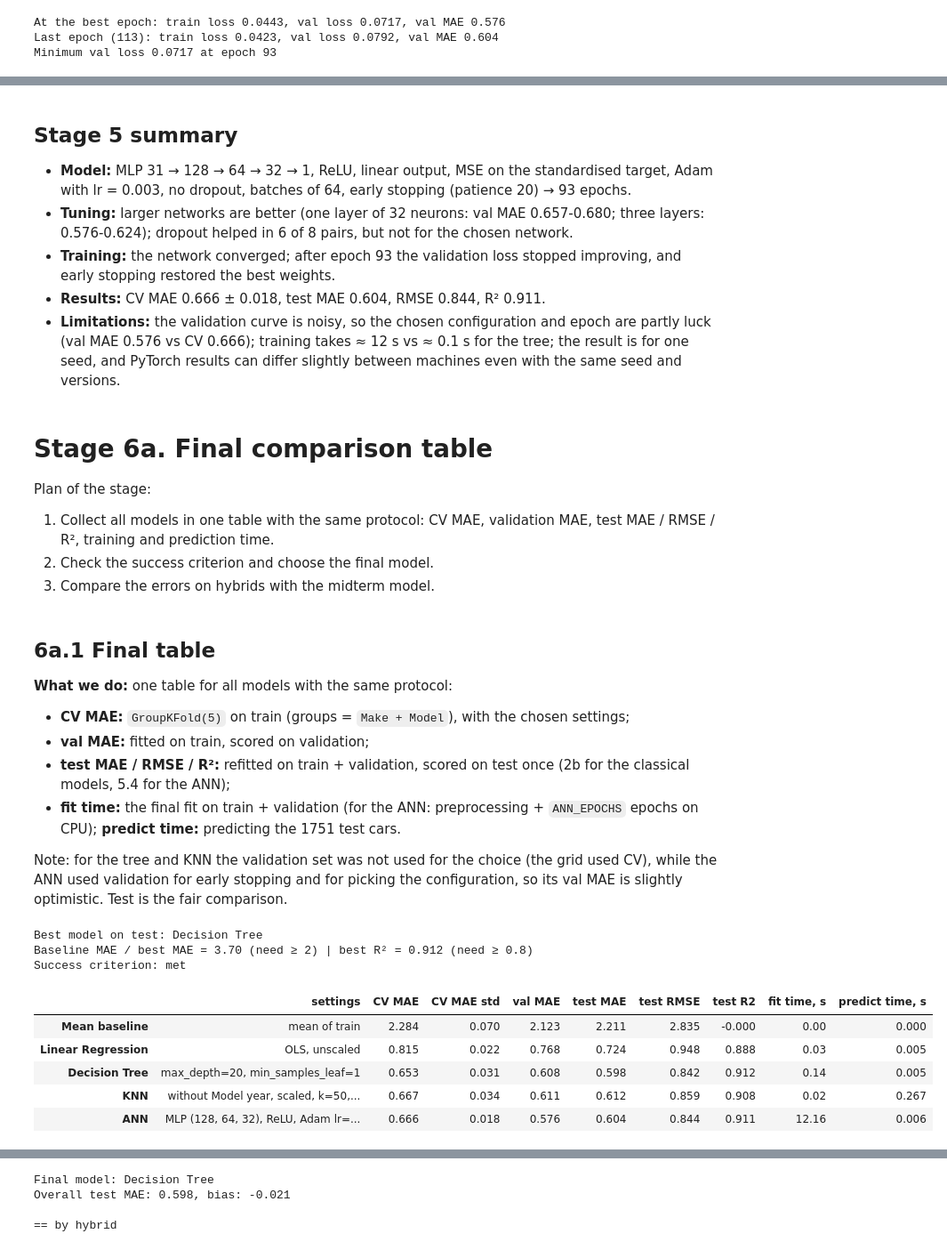
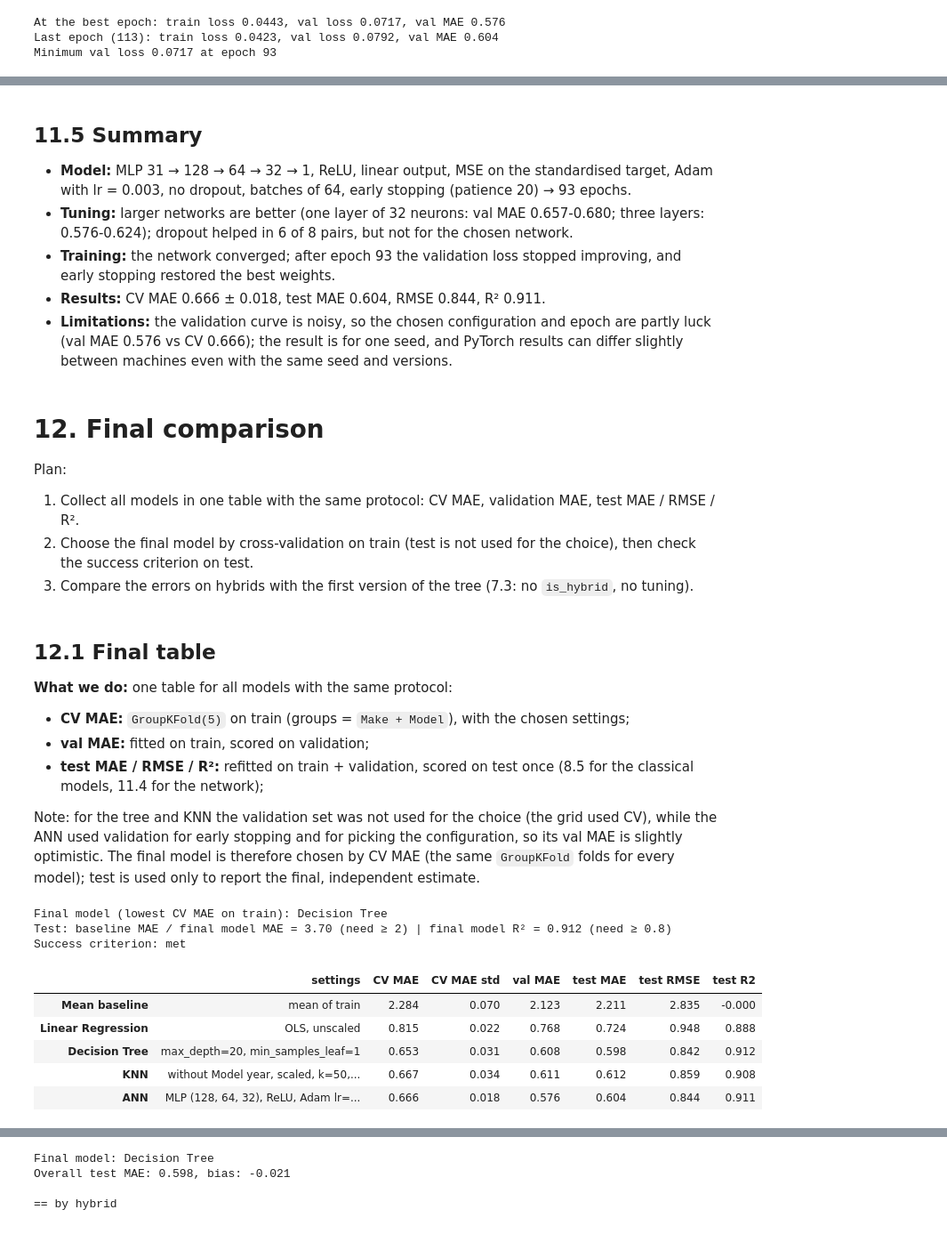
Before and after one commit to isk0nka-dot/Vehicle-Fuel-Efficiency, a Jupyter notebook: notebooks/Vehicle_Fuel_Efficiency_prediction.ipynb, the cells around one changed output, grey strips where cells are left out. Shown at 89% size. Cells and saved outputs as stored; diff of their text form; code cells hidden in the pictures.

```diff
--- a/notebooks/endterm.ipynb
+++ b/notebooks/Vehicle_Fuel_Efficiency_prediction.ipynb
@@ -1996,10 +1679,4 @@ The mean baseline and Linear Regression have no hyperparameters; we only evaluat
 # %%
-import time
-from sklearn.base import clone
-from sklearn.model_selection import GridSearchCV
-
-cv = GroupKFold(n_splits=5)
-
 scoring = {"MAE": "neg_mean_absolute_error", "RMSE": "neg_root_mean_squared_error", "R2": "r2"}
 
 
@@ -2119,12 +1796,12 @@ Midterm setting (max_depth=None, min_samples_leaf=1) in the same CV: 0.655
 We pick the variant and the parameters with the lowest CV MAE.
 # %%
 no_year = []
-for c in num_cols_v2:
+for c in num_cols:
     if c != "Model year":
         no_year.append(c)
 knn_variants = {
-    "all features, unscaled": make_preprocessor(num_cols_v2, scale=False),
-    "all features, scaled": make_preprocessor(num_cols_v2, scale=True),
+    "all features, unscaled": make_preprocessor(num_cols, scale=False),
+    "all features, scaled": make_preprocessor(num_cols, scale=True),
     "without Model year, unscaled": make_preprocessor(no_year, scale=False),
     "without Model year, scaled": make_preprocessor(no_year, scale=True),
 }
@@ -2339,7 +2002,7 @@ for name in tuned:
     r["MAE new models"] = err[~seen].abs().mean()
     for yr in (2024, 2025):
         r[f"MAE {yr}"] = err[X_new["Model year"] == yr].abs().mean()
-    r["MAE group-split test (2b)"] = test_table_2b.loc[name, "MAE"]
+    r["MAE group-split test (8.5)"] = test_table_tuned.loc[name, "MAE"]
     rows.append(r)
 time_table = pd.DataFrame(rows).set_index("model")
 time_table.round(3)
@@ -3024,7 +2693,6 @@ histories = {}
 for hidden in hidden_options:
     for lr in lr_options:
         for dropout in dropout_options:
-            t0 = time.perf_counter()
             pred_fn, hist, best_epoch = train_mlp(A_train, y_train.values, A_val, y_val.values,
                                                   hidden=hidden, lr=lr, dropout=dropout)
             histories[(hidden, lr, dropout)] = (hist, best_epoch)
@@ -3033,8 +2701,7 @@ for hidden in hidden_options:
             rows.append({"hidden": str(hidden), "lr": lr, "dropout": dropout,
                          "best epoch": best_epoch, "epochs run": len(hist["train_loss"]),
                          "train MAE": mean_absolute_error(y_train, p_tr),
-                         "val MAE": mean_absolute_error(y_val, p_va),
-                         "time, s": time.perf_counter() - t0})
+                         "val MAE": mean_absolute_error(y_val, p_va)})
 ann_search = pd.DataFrame(rows).sort_values("val MAE")
 best_row = ann_search.iloc[0]
 for key in histories:
@@ -3164,28 +2827,27 @@ ANN on test: {'MAE': 0.604, 'RMSE': 0.844, 'R2': 0.911} | training time 12.2 s
 # %% [markdown]
-## Stage 5 summary
+## 11.5 Summary
 
 - **Model:** MLP 31 → 128 → 64 → 32 → 1, ReLU, linear output, MSE on the standardised target, Adam with lr = 0.003, no dropout, batches of 64, early stopping (patience 20) → 93 epochs.
 - **Tuning:** larger networks are better (one layer of 32 neurons: val MAE 0.657-0.680; three layers: 0.576-0.624); dropout helped in 6 of 8 pairs, but not for the chosen network.
 - **Training:** the network converged; after epoch 93 the validation loss stopped improving, and early stopping restored the best weights.
 - **Results:** CV MAE 0.666 ± 0.018, test MAE 0.604, RMSE 0.844, R² 0.911.
-- **Limitations:** the validation curve is noisy, so the chosen configuration and epoch are partly luck (val MAE 0.576 vs CV 0.666); training takes ≈ 12 s vs ≈ 0.1 s for the tree; the result is for one seed, and PyTorch results can differ slightly between machines even with the same seed and versions.
+- **Limitations:** the validation curve is noisy, so the chosen configuration and epoch are partly luck (val MAE 0.576 vs CV 0.666); the result is for one seed, and PyTorch results can differ slightly between machines even with the same seed and versions.
 # %% [markdown]
-# Stage 6a. Final comparison table
+# 12. Final comparison
 
-Plan of the stage:
-1. Collect all models in one table with the same protocol: CV MAE, validation MAE, test MAE / RMSE / R², training and prediction time.
-2. Check the success criterion and choose the final model.
-3. Compare the errors on hybrids with the midterm model.
+Plan:
+1. Collect all models in one table with the same protocol: CV MAE, validation MAE, test MAE / RMSE / R².
+2. Choose the final model by cross-validation on train (test is not used for the choice), then check the success criterion on test.
+3. Compare the errors on hybrids with the first version of the tree (7.3: no `is_hybrid`, no tuning).
 # %% [markdown]
-## 6a.1 Final table
+## 12.1 Final table
 
 **What we do:** one table for all models with the same protocol:
 - **CV MAE:** `GroupKFold(5)` on train (groups = `Make + Model`), with the chosen settings;
 - **val MAE:** fitted on train, scored on validation;
-- **test MAE / RMSE / R²:** refitted on train + validation, scored on test once (2b for the classical models, 5.4 for the ANN);
-- **fit time:** the final fit on train + validation (for the ANN: preprocessing + `ANN_EPOCHS` epochs on CPU); **predict time:** predicting the 1751 test cars.
+- **test MAE / RMSE / R²:** refitted on train + validation, scored on test once (8.5 for the classical models, 11.4 for the network);
 
-Note: for the tree and KNN the validation set was not used for the choice (the grid used CV), while the ANN used validation for early stopping and for picking the configuration, so its val MAE is slightly optimistic. Test is the fair comparison.
+Note: for the tree and KNN the validation set was not used for the choice (the grid used CV), while the ANN used validation for early stopping and for picking the configuration, so its val MAE is slightly optimistic. The final model is therefore chosen by CV MAE (the same `GroupKFold` folds for every model); test is used only to report the final, independent estimate.
 # %%
 model_order = ["Mean baseline", "Linear Regression", "Decision Tree", "KNN", "ANN"]
 knn_params = knn_searches[best_knn_label].best_params_
@@ -3195,48 +2857,45 @@ settings = {
     "Decision Tree": f"max_depth={best_tree['model__max_depth']}, min_samples_leaf={best_tree['model__min_samples_leaf']}",
     "KNN": f"{best_knn_label}, k={knn_params['model__n_neighbors']}, {knn_params['model__weights']}",
     "ANN": f"MLP {best_cfg[0]}, ReLU, Adam lr={best_cfg[1]}, dropout={best_cfg[2]}, {ANN_EPOCHS} epochs",
 }
 table_columns = {}
 for name in model_order:
     test_metrics = evaluate(y_test, final_test_preds[name])
     table_columns[name] = {
         "settings": settings[name],
         "CV MAE": cv_scores[name]["CV MAE"],
         "CV MAE std": cv_scores[name]["CV MAE std"],
         "val MAE": val_scores[name],
         "test MAE": test_metrics["MAE"],
         "test RMSE": test_metrics["RMSE"],
         "test R2": test_metrics["R2"],
-        "fit time, s": fit_times[name],
-        "predict time, s": predict_times[name],
     }
 final_table = pd.DataFrame(table_columns).T
 num_c = final_table.columns.drop("settings")
 final_table[num_c] = final_table[num_c].astype(float)
 
-final_best_name = final_table.drop("Mean baseline")["test MAE"].idxmin()
+final_best_name = final_table.drop("Mean baseline")["CV MAE"].idxmin()
 baseline_mae = final_table.loc["Mean baseline", "test MAE"]
-best_mae = final_table.loc[final_best_name, "test MAE"]
-best_r2 = final_table.loc[final_best_name, "test R2"]
-ratio = baseline_mae / best_mae
-print(f"Best model on test: {final_best_name}")
-print(f"Baseline MAE / best MAE = {ratio:.2f} (need ≥ 2) | best R² = {best_r2:.3f} (need ≥ 0.8)")
-if ratio >= 2 and best_r2 >= 0.8:
+final_mae = final_table.loc[final_best_name, "test MAE"]
+final_r2 = final_table.loc[final_best_name, "test R2"]
+ratio = baseline_mae / final_mae
+print(f"Final model (lowest CV MAE on train): {final_best_name}")
+print(f"Test: baseline MAE / final model MAE = {ratio:.2f} (need ≥ 2) | final model R² = {final_r2:.3f} (need ≥ 0.8)")
+if ratio >= 2 and final_r2 >= 0.8:
     print("Success criterion: met")
 else:
     print("Success criterion: NOT met")
 fmt = {}
 for c in num_c:
     fmt[c] = "{:.3f}"
-fmt["fit time, s"] = "{:.2f}"
 final_table.style.format(fmt)
 # %% [output]
-Best model on test: Decision Tree
-Baseline MAE / best MAE = 3.70 (need ≥ 2) | best R² = 0.912 (need ≥ 0.8)
+Final model (lowest CV MAE on train): Decision Tree
+Test: baseline MAE / final model MAE = 3.70 (need ≥ 2) | final model R² = 0.912 (need ≥ 0.8)
 Success criterion: met
-|  | settings | CV MAE | CV MAE std | val MAE | test MAE | test RMSE | test R2 | fit time, s | predict time, s |
-| Mean baseline | mean of train | 2.284 | 0.070 | 2.123 | 2.211 | 2.835 | -0.000 | 0.00 | 0.000 |
-| Linear Regression | OLS, unscaled | 0.815 | 0.022 | 0.768 | 0.724 | 0.948 | 0.888 | 0.03 | 0.005 |
-| Decision Tree | max_depth=20, min_samples_leaf=1 | 0.653 | 0.031 | 0.608 | 0.598 | 0.842 | 0.912 | 0.14 | 0.005 |
-| KNN | without Model year, scaled, k=50,... | 0.667 | 0.034 | 0.611 | 0.612 | 0.859 | 0.908 | 0.02 | 0.267 |
-| ANN | MLP (128, 64, 32), ReLU, Adam lr=... | 0.666 | 0.018 | 0.576 | 0.604 | 0.844 | 0.911 | 12.16 | 0.006 |
+|  | settings | CV MAE | CV MAE std | val MAE | test MAE | test RMSE | test R2 |
+| Mean baseline | mean of train | 2.284 | 0.070 | 2.123 | 2.211 | 2.835 | -0.000 |
+| Linear Regression | OLS, unscaled | 0.815 | 0.022 | 0.768 | 0.724 | 0.948 | 0.888 |
+| Decision Tree | max_depth=20, min_samples_leaf=1 | 0.653 | 0.031 | 0.608 | 0.598 | 0.842 | 0.912 |
+| KNN | without Model year, scaled, k=50,... | 0.667 | 0.034 | 0.611 | 0.612 | 0.859 | 0.908 |
+| ANN | MLP (128, 64, 32), ReLU, Adam lr=... | 0.666 | 0.018 | 0.576 | 0.604 | 0.844 | 0.911 |
```
Also changed, not shown: parts of 171 cells of this notebook, 3 other files.
